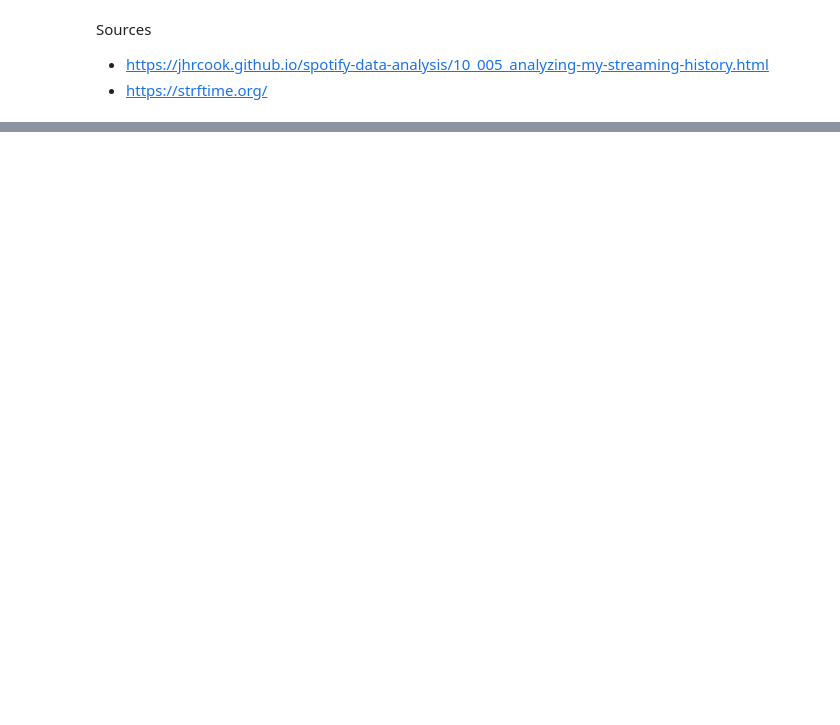
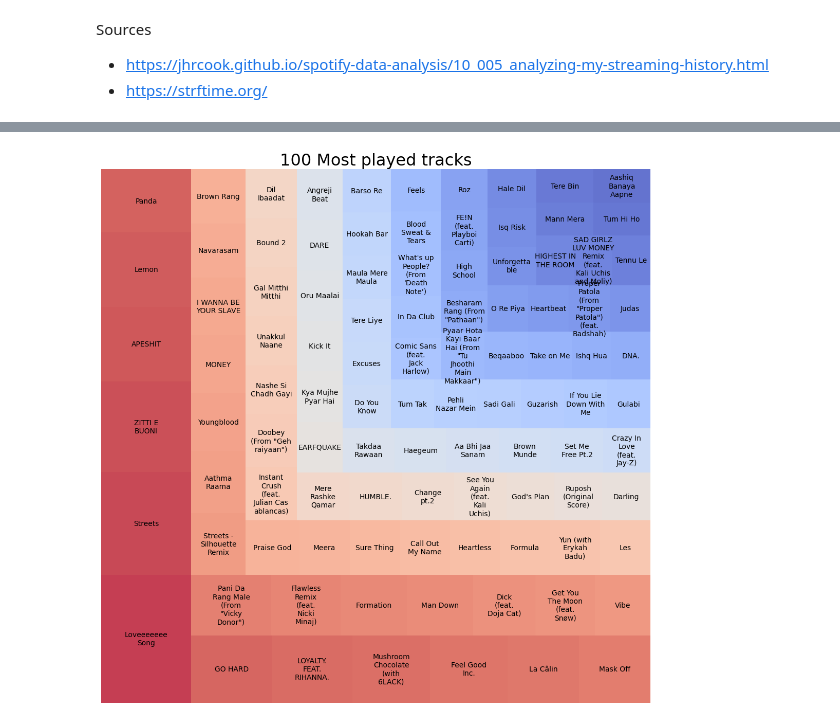
Before and after one commit to d1vij/spotify-data-analysis, a Jupyter notebook: analysis.ipynb, the cells around one changed output, grey strips where cells are left out. Cells and saved outputs as stored; diff of their text form; code cells hidden in the pictures; blank space fills up the shorter version.

```diff
--- a/analysis.ipynb
+++ b/analysis.ipynb
@@ -71,8 +63,11 @@ Plots.plot_1(unique_tracks, 100, "Top 100 artists by unqiue played tracks", "Uni
 # %%
 # Most played tracks
 most_played_tracks = df.groupby(df["master_metadata_track_name"])["master_metadata_track_name"].count()
 most_played_tracks.sort_values(ascending=False, inplace=True)
-Plots.plot_1(most_played_tracks, 150, "150 Most played tracks", "Play count (scaled by natural log)", "Track name")
+index_wrap(most_played_tracks, 10)
+Plots.plot_squarify(most_played_tracks[:100], "100 Most played tracks")
+# %% [output]
+[figure, added]
 # %%
 # yearwise listening minutes
 with_dates = df.copy(True)
```
Also changed, not shown: parts of 23 cells of this notebook, 18 other files.
